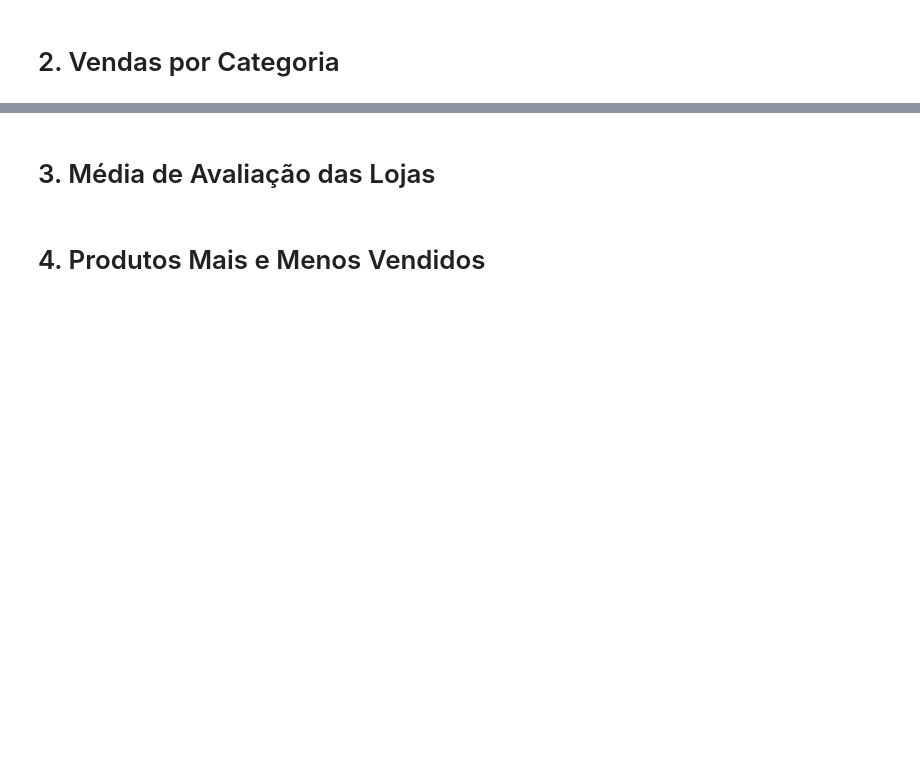
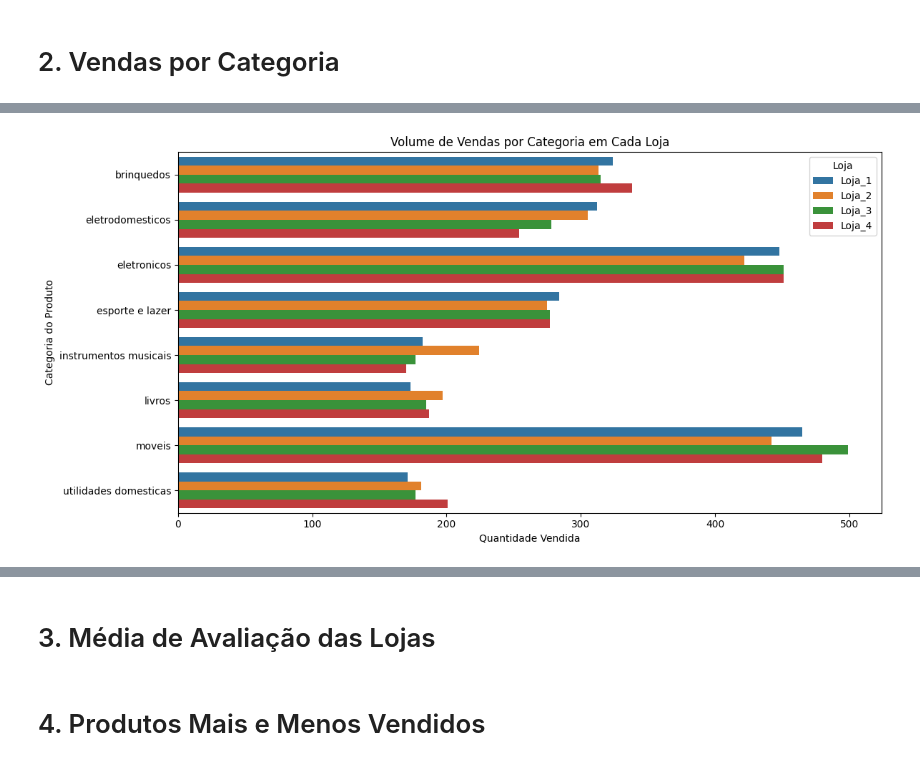
Before and after one commit to moises-rb/DataScienceONE, a Jupyter notebook: Challenge_AluraStoreBr.ipynb, the cells around one changed output, grey strips where cells are left out. Saved outputs shown, nothing was run; the diff lists cells and outputs as text; code cells hidden in the pictures; blank space fills up the shorter version.

```diff
--- a/Challenge_AluraStoreBr.ipynb
+++ b/Challenge_AluraStoreBr.ipynb
@@ -27,0 +185,11 @@ loja.head()
+# %%
+plt.figure(figsize=(12, 6))
+sns.barplot(data=df_agg, x='quantidade_vendida', y='Categoria do Produto', hue='loja', dodge=True)
+plt.title('Volume de Vendas por Categoria em Cada Loja')
+plt.xlabel('Quantidade Vendida')
+plt.ylabel('Categoria do Produto')
+plt.legend(title='Loja')
+plt.tight_layout()
+plt.show()
+# %% [output]
+[figure, added]
```
Also changed, not shown: parts of 26 cells of this notebook.
